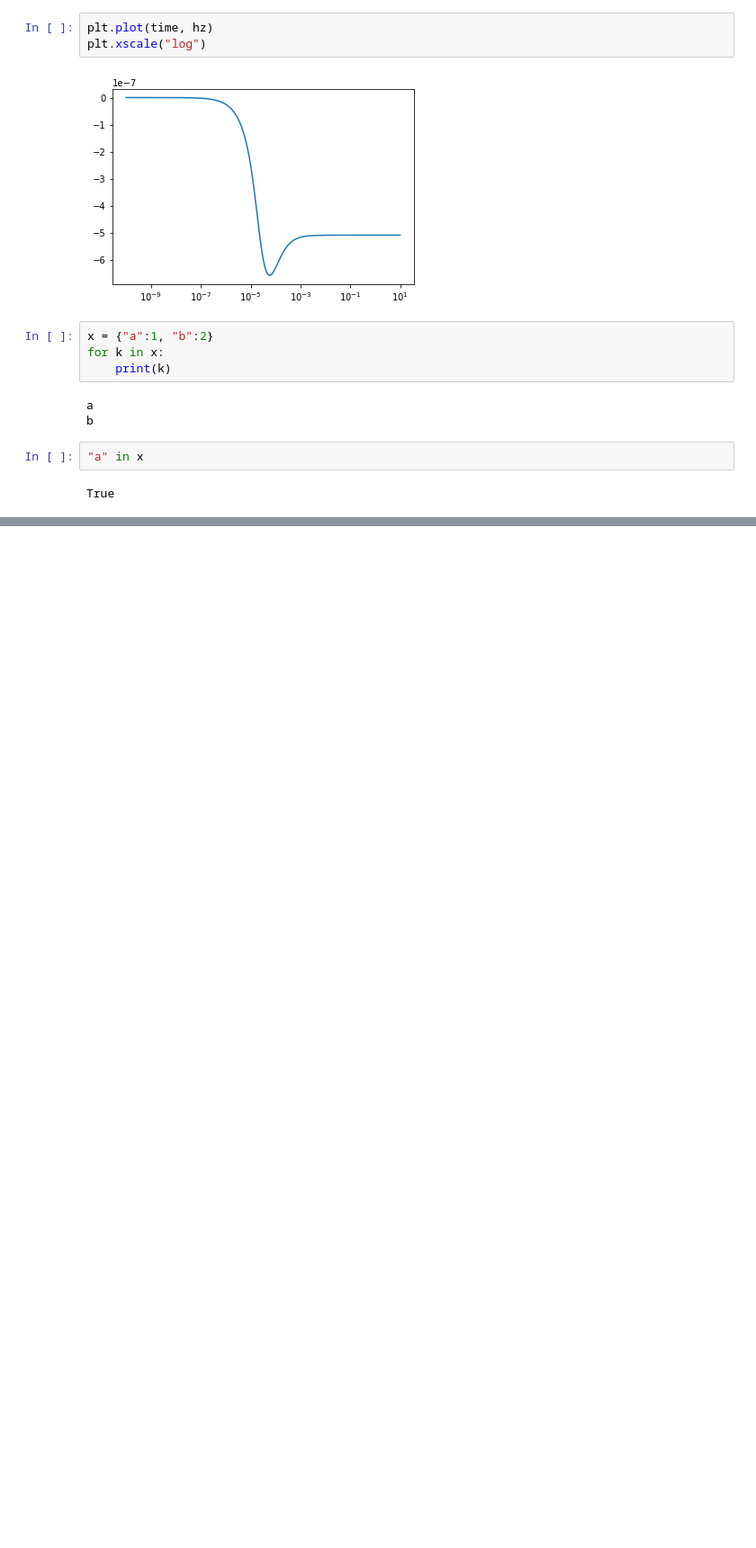
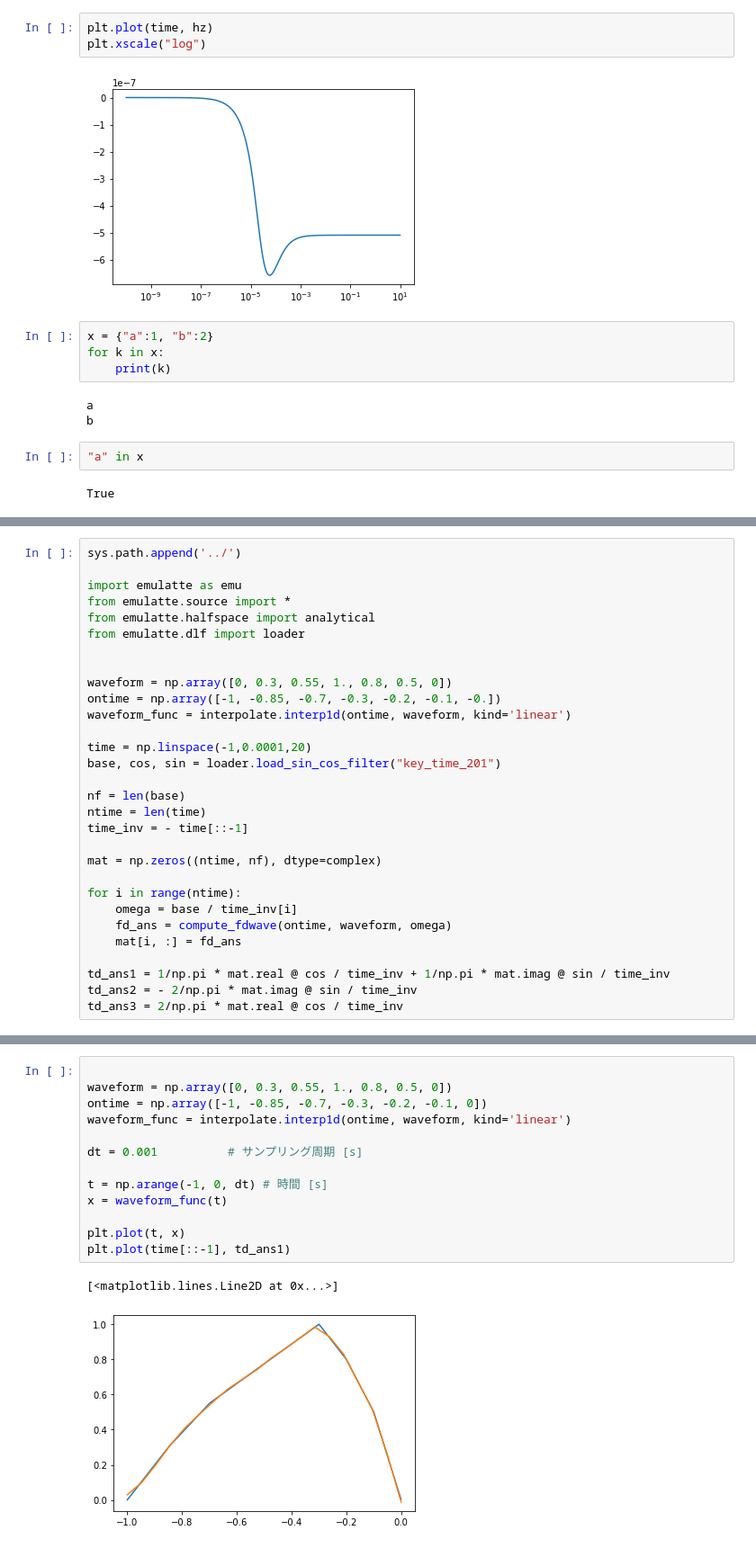
Before and after one commit to WasedaGeophysics/emulatte, a Jupyter notebook: example/playgrounds.ipynb, the cells around one changed output, grey strips where cells are left out. Shown at 90% size. Saved outputs shown, nothing was run; the diff lists cells and outputs as text; blank space fills up the shorter version.

```diff
--- a/example/playgrounds.ipynb
+++ b/example/playgrounds.ipynb
@@ -294,0 +330,30 @@ Wall time: 25.7 ms
+# %%
+sys.path.append('../')
+
+import emulatte as emu
+from emulatte.source import *
+from emulatte.halfspace import analytical
+from emulatte.dlf import loader
+
+
+waveform = np.array([0, 0.3, 0.55, 1., 0.8, 0.5, 0])
+ontime = np.array([-1, -0.85, -0.7, -0.3, -0.2, -0.1, -0.])
+waveform_func = interpolate.interp1d(ontime, waveform, kind='linear')
+
+time = np.linspace(-1,0.0001,20)
+base, cos, sin = loader.load_sin_cos_filter("key_time_201")
+
+nf = len(base)
+ntime = len(time)
+time_inv = - time[::-1]
+
+mat = np.zeros((ntime, nf), dtype=complex)
+
+for i in range(ntime):
+    omega = base / time_inv[i]
+    fd_ans = compute_fdwave(ontime, waveform, omega)
+    mat[i, :] = fd_ans
+
+td_ans1 = 1/np.pi * mat.real @ cos / time_inv + 1/np.pi * mat.imag @ sin / time_inv
+td_ans2 = - 2/np.pi * mat.imag @ sin / time_inv
+td_ans3 = 2/np.pi * mat.real @ cos / time_inv
@@ -294,0 +372,16 @@ Wall time: 25.7 ms
+# %%
+
+waveform = np.array([0, 0.3, 0.55, 1., 0.8, 0.5, 0])
+ontime = np.array([-1, -0.85, -0.7, -0.3, -0.2, -0.1, 0])
+waveform_func = interpolate.interp1d(ontime, waveform, kind='linear')
+
+dt = 0.001          # サンプリング周期 [s]
+
+t = np.arange(-1, 0, dt) # 時間 [s]
+x = waveform_func(t)
+
+plt.plot(t, x)
+plt.plot(time[::-1], td_ans1)
+# %% [output]
+[<matplotlib.lines.Line2D at 0x...>]
+[figure, added]
```
Also changed, not shown: parts of 6 cells of this notebook, 2 other files.
